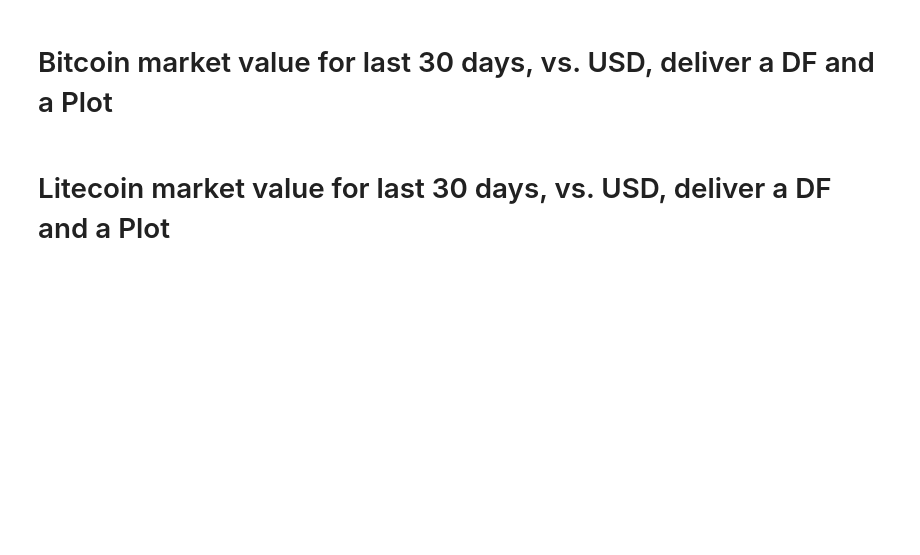
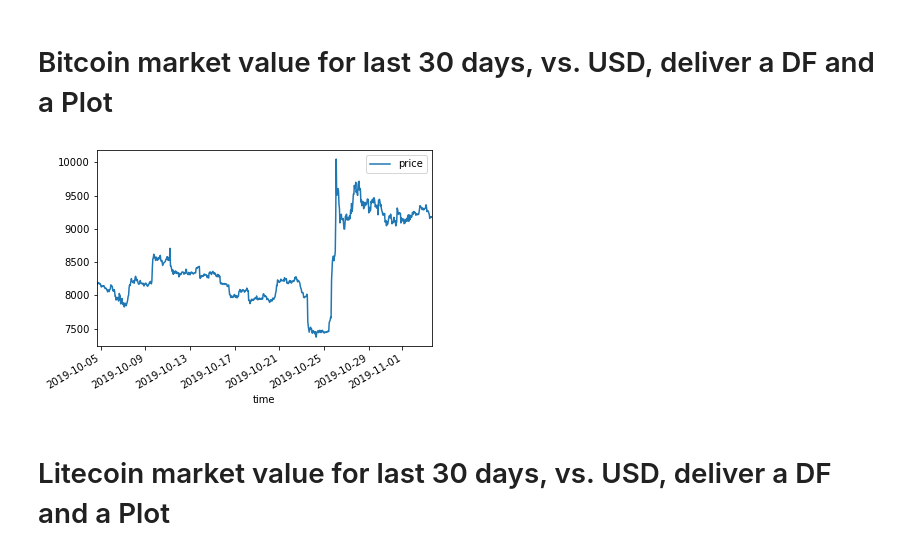
Before and after one commit to ironhack-datalabs/data-ber-10-19, a Jupyter notebook: module-1_labs/lab-coingecko-api/your code/main.ipynb, the cells around one changed output. Cells and saved outputs as stored; diff of their text form; code cells hidden in the pictures; blank space fills up the shorter version.

```diff
--- a/module-1_labs/lab-coingecko-api/your code/main.ipynb
+++ b/module-1_labs/lab-coingecko-api/your code/main.ipynb
@@ -8,5 +11,17 @@ import matplotlib
 %matplotlib inline
 # %% [markdown]
 # Bitcoin market value for last 30 days, vs. USD, deliver a DF and a Plot
+# %%
+base = 'https://api.coingecko.com/api/v3/'
+url = base + 'coins/bitcoin/market_chart?vs_currency=usd&days=30'
+result = requests.get(url)
+j_bc = result.json()
+
+df_bc = pd.DataFrame(j_bc['prices'], columns=['time', 'price'])
+df_bc['time'] = pd.to_datetime(df_bc['time'], unit='ms')
+df_bc.set_index('time',inplace=True)
+df_bc.plot();
+# %% [output]
+[figure, added]
 # %% [markdown]
 # Litecoin market value for last 30 days, vs. USD, deliver a DF and a Plot
```
Also changed, not shown: parts of 4 cells of this notebook, 3 other files.
